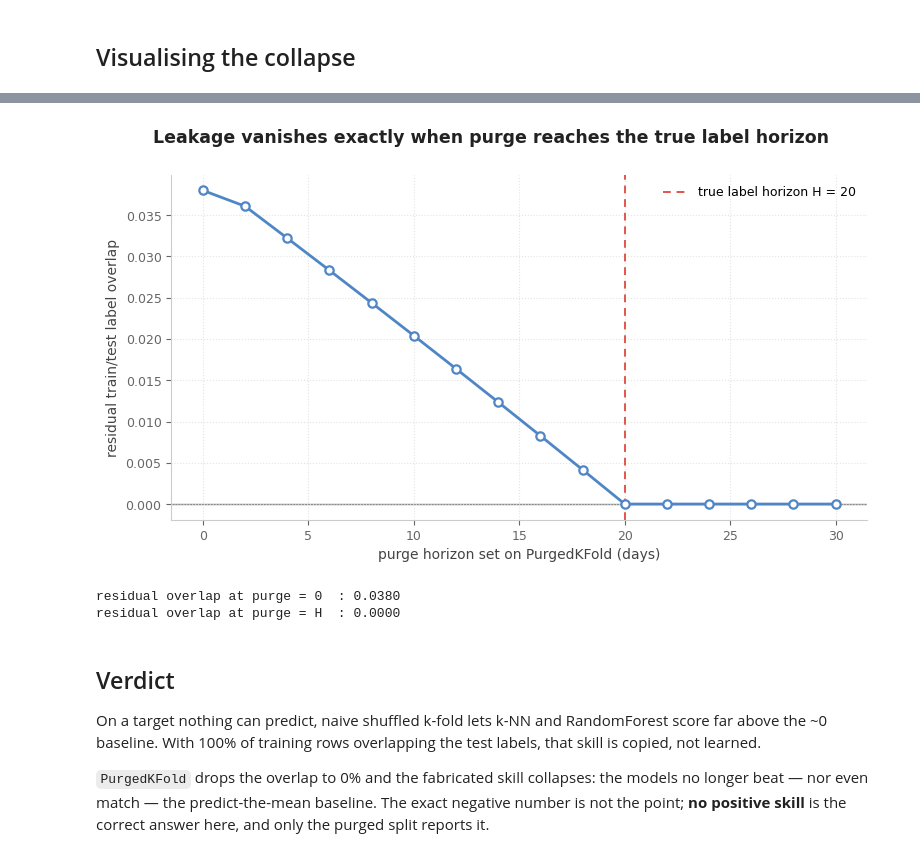
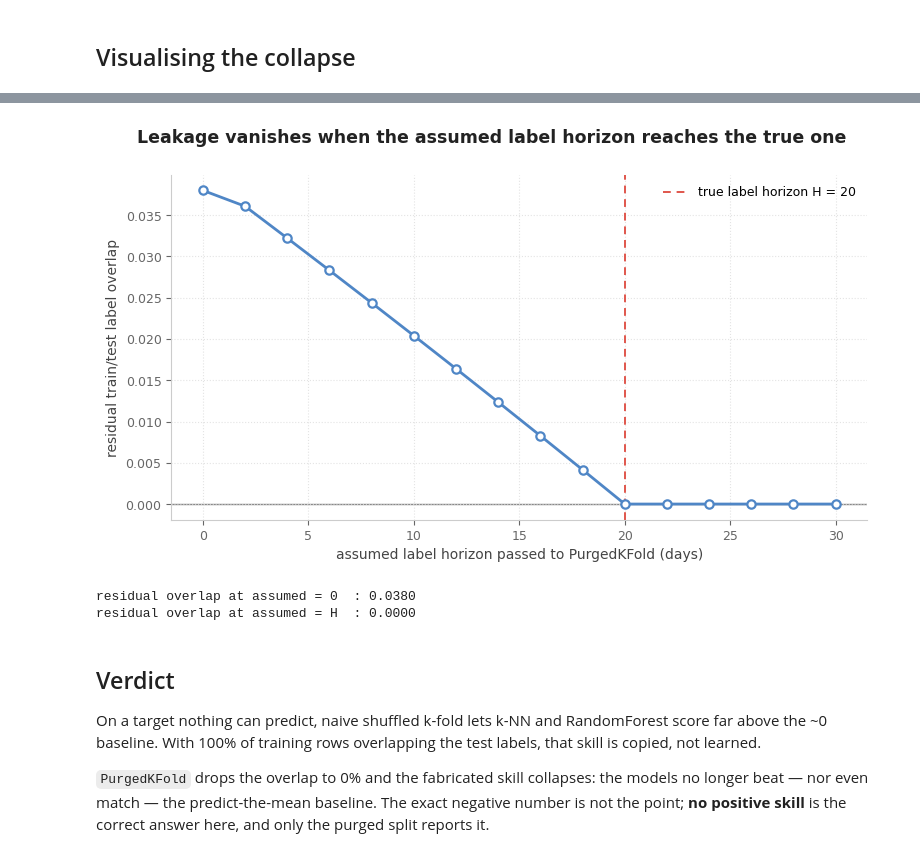
Before and after one commit to eslazarev/purged-cross-validation, a Jupyter notebook: examples/synthetic_leakage_proof.ipynb, the cells around one changed output, grey strips where cells are left out. Drawn from its saved outputs; the diff is of its cells as text; code cells hidden in the pictures.

```diff
--- a/examples/synthetic_leakage_proof.ipynb
+++ b/examples/synthetic_leakage_proof.ipynb
@@ -47,7 +47,7 @@ construction. `x` only increases with time.
 # %%
 rng = np.random.default_rng(SEED)
 
-e = rng.standard_normal(N + H)
+e = rng.standard_normal(N + H - 1)  # N windows of length H need N + H - 1 draws
 y = np.array([e[t : t + H].mean() for t in range(N)])  # depends only on noise
 
 x = np.cumsum(rng.gamma(shape=2.0, scale=1.0, size=N))  # monotone, unrelated
@@ -205,40 +210,40 @@ for assumed in horizons:
         for tr, te in cv_p.split(features, y)
     ]
     residual.append(float(np.mean(fr)))
 
 fig, ax = plt.subplots(figsize=(8, 4.6))
 fig.patch.set_facecolor("white")
 ax.set_facecolor("white")
 
 ax.plot(horizons, residual, marker="o", color="#4f86c6", lw=2,
         markerfacecolor="white", markeredgecolor="#4f86c6",
         markeredgewidth=1.6, zorder=3)
 ax.axvline(H, color="#e0564c", ls=(0, (4, 3)), lw=1.4,
            label=f"true label horizon H = {H}", zorder=2)
 ax.axhline(0.0, color="#888888", lw=1, zorder=1)
 
-ax.set_xlabel("purge horizon set on PurgedKFold (days)", fontsize=10, color="#444444")
+ax.set_xlabel("assumed label horizon passed to PurgedKFold (days)", fontsize=10, color="#444444")
 ax.set_ylabel("residual train/test label overlap", fontsize=10, color="#444444")
 ax.tick_params(colors="#666666", labelsize=9)
 for side in ("top", "right"):
     ax.spines[side].set_visible(False)
 for side in ("left", "bottom"):
     ax.spines[side].set_color("#cccccc")
 ax.grid(ls=":", color="#dddddd", alpha=0.8, zorder=0)
 
-fig.text(0.5, 0.95, "Leakage vanishes exactly when purge reaches the true label horizon",
+fig.text(0.5, 0.95, "Leakage vanishes when the assumed label horizon reaches the true one",
          ha="center", fontsize=12.5, fontweight="bold", color="#222222")
 ax.legend(frameon=False, fontsize=9)
 
 fig.subplots_adjust(top=0.88, bottom=0.13, left=0.10, right=0.97)
 plt.show()
 
-print(f"residual overlap at purge = 0  : {residual[0]:.4f}")
-print(f"residual overlap at purge = H  : {residual[horizons.index(H)]:.4f}")
+print(f"residual overlap at assumed = 0  : {residual[0]:.4f}")
+print(f"residual overlap at assumed = H  : {residual[horizons.index(H)]:.4f}")
 # %% [output]
-[figure, old version]
+[figure, new version]
-residual overlap at purge = 0  : 0.0380
-residual overlap at purge = H  : 0.0000
+residual overlap at assumed = 0  : 0.0380
+residual overlap at assumed = H  : 0.0000
 # %% [markdown]
 ## Verdict
 
```
Also changed, not shown: parts of 4 cells of this notebook, 4 other files.
